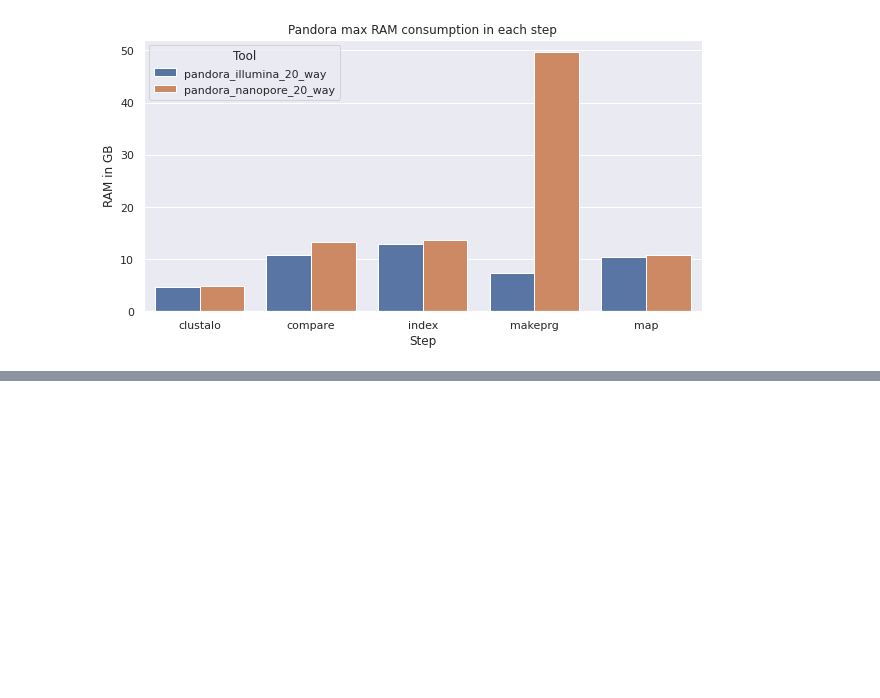
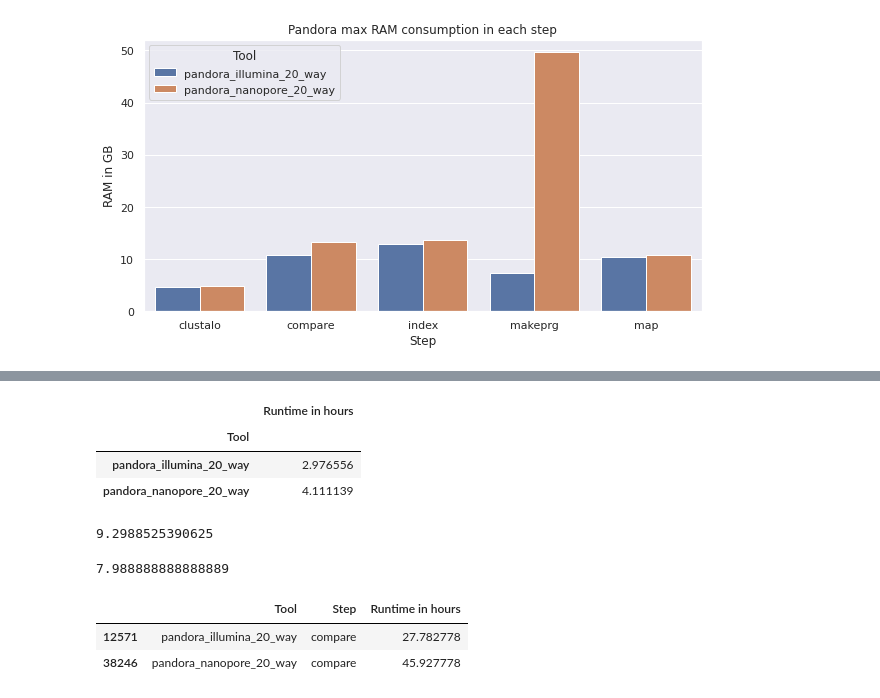
Before and after one commit to leoisl/paper_pandora2020_analyses, a Jupyter notebook: scripts/get_time_and_RAM_usage/get_time_and_RAM_usage.ipynb, the cells around one changed output, grey strips where cells are left out. Saved outputs shown, nothing was run; the diff lists cells and outputs as text; code cells hidden in the pictures; blank space fills up the shorter version.

Commit message:
Updating get_time_and_RAM_usage notebook

```diff
--- a/scripts/get_time_and_RAM_usage/get_time_and_RAM_usage.ipynb
+++ b/scripts/get_time_and_RAM_usage/get_time_and_RAM_usage.ipynb
@@ -615,0 +648,29 @@ Text(0.5, 1.0, 'Pandora max RAM consumption in each step')
+# %%
+pandora_runtime_df[pandora_runtime_df.Step == "map"].groupby(by="Tool").agg({"Runtime in hours": np.mean})
+# %% [output]
+|  | Runtime in hours |
+| Tool |  |
+| pandora_illumina_20_way | 2.976556 |
+| pandora_nanopore_20_way | 4.111139 |
+# %%
+# mean RAM GB
+np.mean(pandora_RAM_GB_df[pandora_RAM_GB_df.Step == "map"]["RAM in GB"])
+# %% [output]
+9.2988525390625
+# %%
+# how much time does it take to add denovo paths back to PRG?
+max(
+    pandora_illumina_20_way_perceived_time_breakdown[
+    pandora_illumina_20_way_perceived_time_breakdown.Step=="add_denovo_paths_to_PRG"]\
+    ["Perceived time in hours"].to_list()[0],
+    pandora_nanopore_20_way_perceived_time_breakdown[
+    pandora_nanopore_20_way_perceived_time_breakdown.Step=="add_denovo_paths_to_PRG"]\
+    ["Perceived time in hours"].to_list()[0])
+# %% [output]
+7.988888888888889
+# %%
+pandora_runtime_df[pandora_runtime_df.Step == "compare"]
+# %% [output]
+|  | Tool | Step | Runtime in hours |
+| 12571 | pandora_illumina_20_way | compare | 27.782778 |
+| 38246 | pandora_nanopore_20_way | compare | 45.927778 |
```
Also changed, not shown: parts of 6 cells of this notebook.
